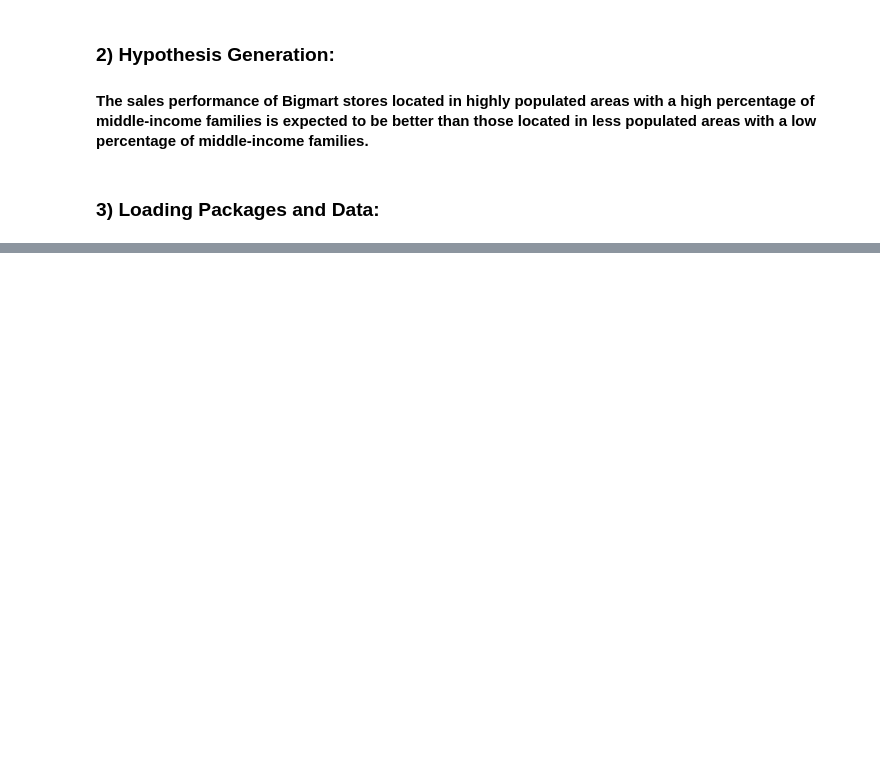
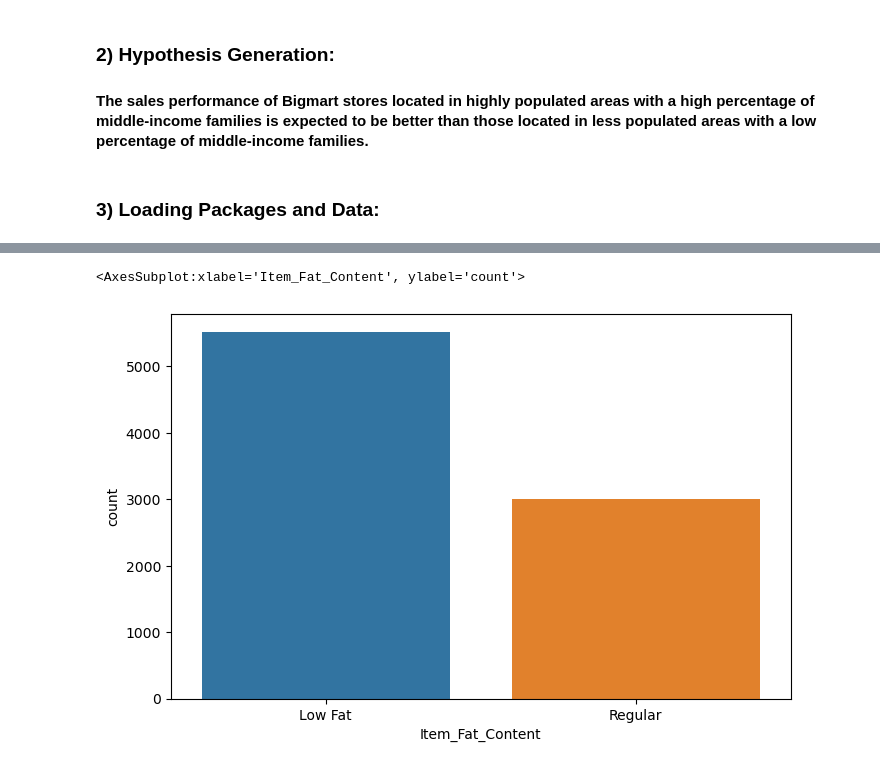
Before and after one commit to Swapnil-M3/BigMart-Sales-Analysis-and-Prediction, a Jupyter notebook: BigMart.ipynb, the cells around one changed output, grey strips where cells are left out. Drawn from its saved outputs; the diff is of its cells as text; code cells hidden in the pictures; blank space fills up the shorter version.

```diff
--- a/BigMart.ipynb
+++ b/BigMart.ipynb
@@ -789,0 +283,8 @@ from sklearn.metrics import accuracy_score
+# %%
+# Categorical Analysis
+# 1. Item Fat content
+plt.figure(figsize=(8,5))
+sns.countplot(data=train, x='Item_Fat_Content')
+# %% [output]
+<AxesSubplot:xlabel='Item_Fat_Content', ylabel='count'>
+[figure, added]
```
Also changed, not shown: parts of 219 cells of this notebook.
